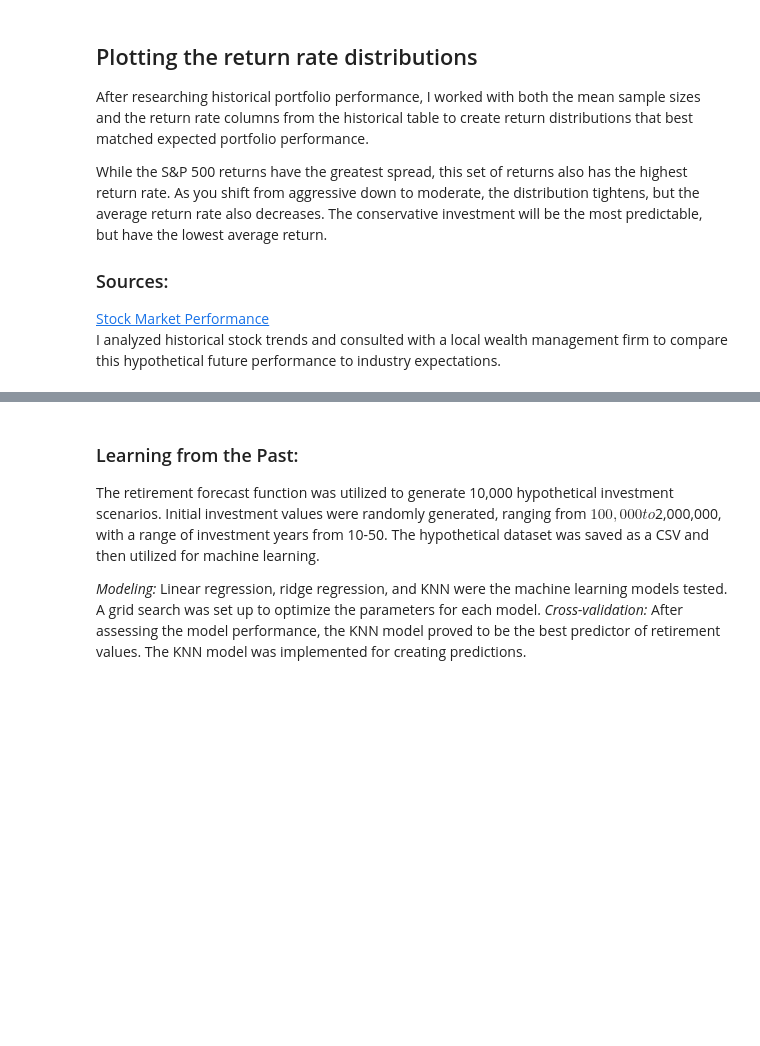
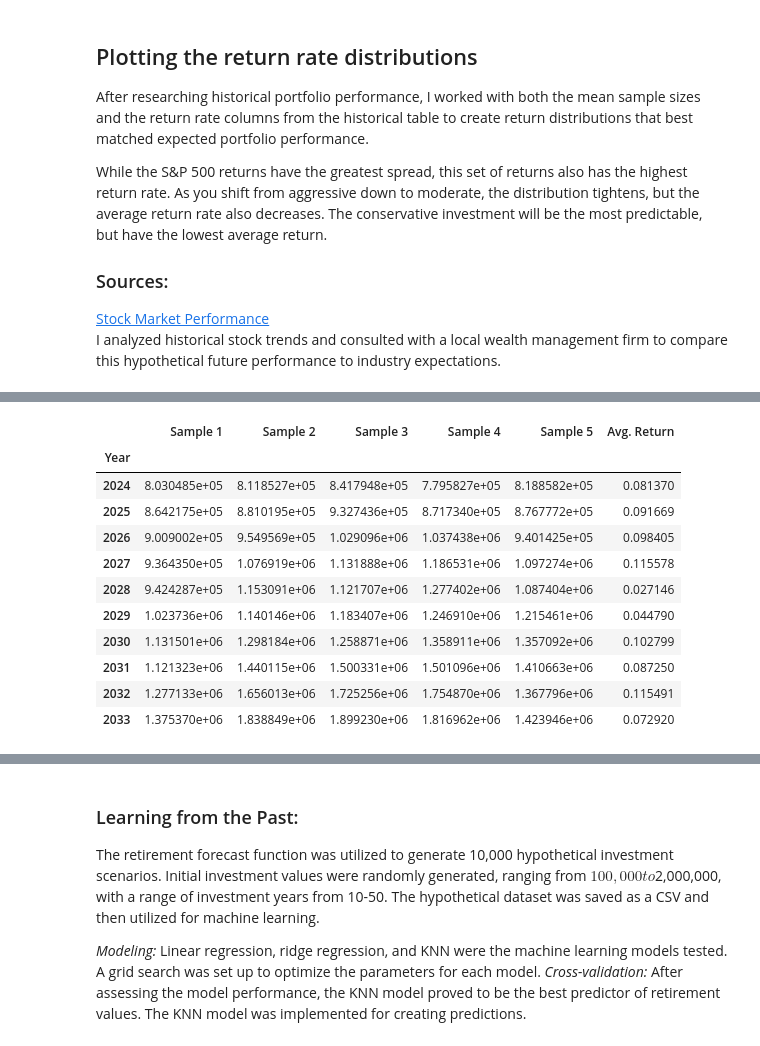
Before and after one commit to BotanicalAmy/Retirement-Forecaster, a Jupyter notebook: Retirement_Simulator.ipynb, the cells around one changed output, grey strips where cells are left out. Drawn from its saved outputs; the diff is of its cells as text; code cells hidden in the pictures; blank space fills up the shorter version.

```diff
--- a/Retirement_Simulator.ipynb
+++ b/Retirement_Simulator.ipynb
@@ -222,7 +219,7 @@ def retirement_forecast(investor, investment, years):
             #creating nervous investor, zero rates signify pulling out of the market
             if investor_type == 'nervous_investor':
                 #this statement is pushing the zeroed values into my aggressive return dataframe
-                if negative < 15:
+                if negative < 10:
                     pass
                 else:
                     #if investor is nervous, replace the three consecutive returns after a negative rate with a zero
@@ -265,7 +262,7 @@ def retirement_forecast(investor, investment, years):
     return future_value
 # %%
 #enter the investor type (aggressive, moderate, conservative or nervous), the initial investment, and the number of years to forecast
-forecast_values = retirement_forecast(moderate,950000,25)
+forecast_values = retirement_forecast(aggressive,750000,30)
 
 #create a plot of the future values of the investment
 fig = px.line(forecast_values.iloc[:, :5], title=f'Future Value of Investment Portfolio',
@@ -274,9 +271,11 @@ fig = px.line(forecast_values.iloc[:, :5], title=f'Future Value of Investment Po
             width=900, height=500, markers=True)
 fig.update_layout(
     legend_title="Predicted Returns",
-    hoverlabel=dict(
-        bgcolor="white")
+    hoverlabel=dict(bgcolor="white")
     )
+#make the tooltip prettier
+fig.update_traces(mode='markers+lines', xhoverformat='%H:%M', yhoverformat=',.0f', hovertemplate='%{x}: %{y} <extra></extra>')
+fig.update_yaxes(tickprefix="$")
 fig.show()
 #print the highest and lowest investment value for the final year, in addition to the average return rate
 final_year = forecast_values.index[-1]
@@ -296,0 +295,15 @@ The average return rate for the portfolio is: 7.57%
+# %%
+forecast_values.head(10)
+# %% [output]
+|  | Sample 1 | Sample 2 | Sample 3 | Sample 4 | Sample 5 | Avg. Return |
+| Year |  |  |  |  |  |  |
+| 2024 | 8.030485e+05 | 8.118527e+05 | 8.417948e+05 | 7.795827e+05 | 8.188582e+05 | 0.081370 |
+| 2025 | 8.642175e+05 | 8.810195e+05 | 9.327436e+05 | 8.717340e+05 | 8.767772e+05 | 0.091669 |
+| 2026 | 9.009002e+05 | 9.549569e+05 | 1.029096e+06 | 1.037438e+06 | 9.401425e+05 | 0.098405 |
+| 2027 | 9.364350e+05 | 1.076919e+06 | 1.131888e+06 | 1.186531e+06 | 1.097274e+06 | 0.115578 |
+| 2028 | 9.424287e+05 | 1.153091e+06 | 1.121707e+06 | 1.277402e+06 | 1.087404e+06 | 0.027146 |
+| 2029 | 1.023736e+06 | 1.140146e+06 | 1.183407e+06 | 1.246910e+06 | 1.215461e+06 | 0.044790 |
+| 2030 | 1.131501e+06 | 1.298184e+06 | 1.258871e+06 | 1.358911e+06 | 1.357092e+06 | 0.102799 |
+| 2031 | 1.121323e+06 | 1.440115e+06 | 1.500331e+06 | 1.501096e+06 | 1.410663e+06 | 0.087250 |
+| 2032 | 1.277133e+06 | 1.656013e+06 | 1.725256e+06 | 1.754870e+06 | 1.367796e+06 | 0.115491 |
+| 2033 | 1.375370e+06 | 1.838849e+06 | 1.899230e+06 | 1.816962e+06 | 1.423946e+06 | 0.072920 |
```
Also changed, not shown: parts of 11 cells of this notebook, 2 other files.
